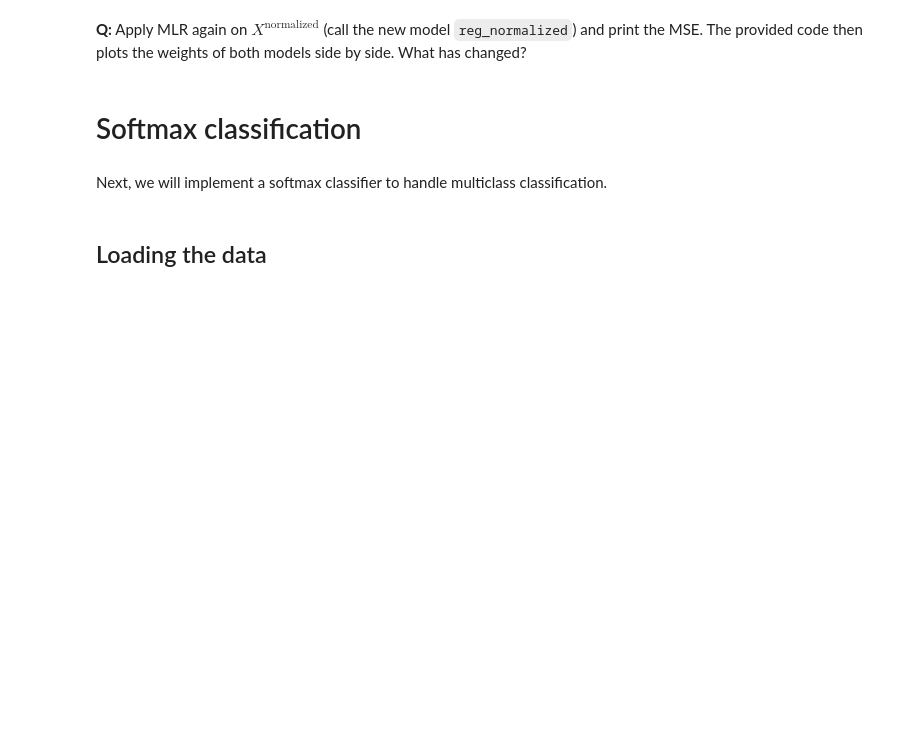
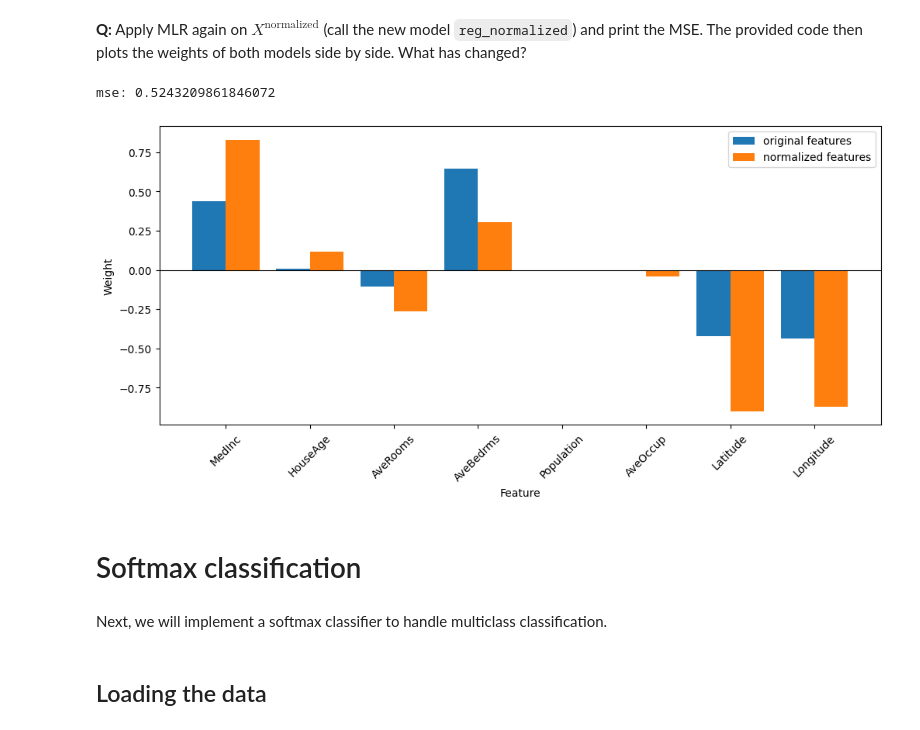
Before and after one commit to jawehhh/Neuro_Computing, a Jupyter notebook: notebooks/5-MLR-Softmax.ipynb, the cells around one changed output. Drawn from its saved outputs; the diff is of its cells as text; code cells hidden in the pictures; blank space fills up the shorter version.

```diff
--- a/notebooks/5-MLR-Softmax.ipynb
+++ b/notebooks/5-MLR-Softmax.ipynb
@@ -93,7 +130,7 @@ i.e. you compute the mean and standard deviation of each column of `X` and apply
 *Tip:* `X.mean(axis=0)` and `X.std(axis=0)` should be useful.
 # %%
 # TODO: compute X_normalized
-
+X_normalized= (X - X.mean(axis=0)) / X.std(axis=0)
 print("Old mean:", X.mean(axis=0))
 print("New mean:", X_normalized.mean(axis=0))
 print("Old std:", X.std(axis=0))
@@ -102,20 +147,31 @@ print("New std:", X_normalized.std(axis=0))
 **Q:** Apply MLR again on $X^\text{normalized}$ (call the new model `reg_normalized`) and print the MSE. The provided code then plots the weights of both models side by side. What has changed?
 # %%
 # TODO: fit a LinearRegression model reg_normalized on X_normalized, store the predictions in y and the MSE in mse
+# Linear regression
+reg_normalized = LinearRegression()
+reg_normalized.fit(X_normalized, t)
 
+# Prediction
+y = reg_normalized.predict(X_normalized)
+
+# mse
+mse = np.mean((t - y)**2)
 print("mse:", mse)
 
 # Weights of both models side by side
 features = np.arange(len(dataset.feature_names))
 plt.figure(figsize=(12, 5))
 plt.bar(features - 0.2, reg.coef_, width=0.4, label="original features")
 plt.bar(features + 0.2, reg_normalized.coef_, width=0.4, label="normalized features")
 plt.axhline(0, color="black", linewidth=0.8)
 plt.xlabel("Feature")
 plt.ylabel("Weight")
 plt.xticks(features, dataset.feature_names, rotation=45)
 plt.legend()
 plt.show()
+# %% [output]
+mse: 0.5243209861846072
+[figure, added]
 # %% [markdown]
 # Softmax classification
 # %% [markdown]
```
Also changed, not shown: parts of 14 cells of this notebook.
